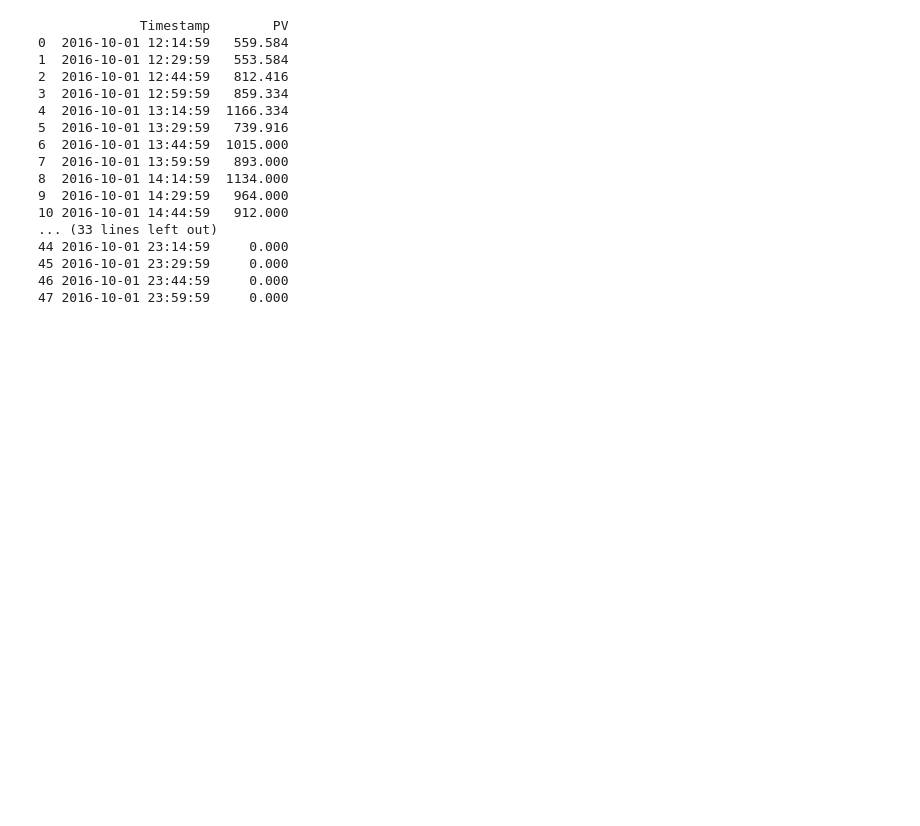
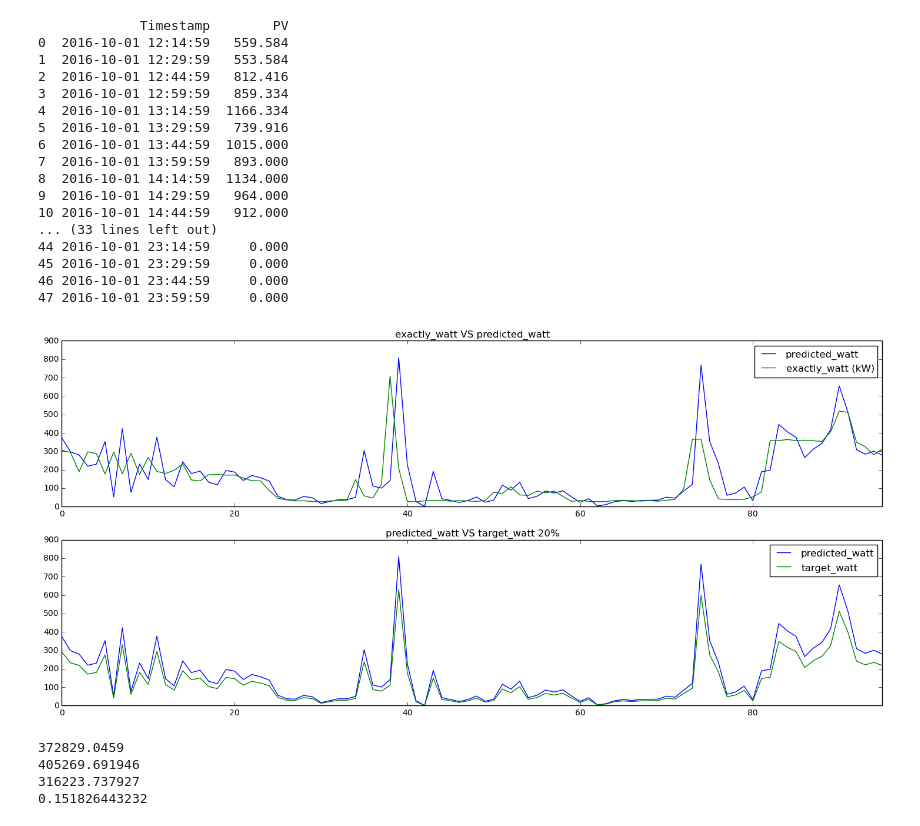
Before and after one commit to Pepownsn/final_thesis, a Jupyter notebook: note/Untitled.ipynb, the cells around one changed output. Drawn from its saved outputs; the diff is of its cells as text; code cells hidden in the pictures; blank space fills up the shorter version.

```diff
--- a/note/Untitled.ipynb
+++ b/note/Untitled.ipynb
@@ -100,3 +131,57 @@ print df1
 45 2016-10-01 23:29:59     0.000
 46 2016-10-01 23:44:59     0.000
 47 2016-10-01 23:59:59     0.000
+# %%
+import pandas as pd
+import MySQLdb
+import numpy as np
+import time
+import datetime
+import random
+import matplotlib.pyplot as plt
+%matplotlib inline
+conn= MySQLdb.connect("localhost","conn","hems")
+c = conn.cursor()
+
+query1 =  "SELECT Timestamp,old_watt,predicted_watt,target_watt FROM thesis.amain_20 WHERE Timestamp >= '2016-10-01 00:14:59' AND  Timestamp <= '2016-10-01 23:59:59';"
+df1 = pd.read_sql(query1, conn)
+
+result = pd.concat([df1.old_watt, df1.predicted_watt], axis=1, join='inner')
+result['exactly_watt (kW)'] =result.old_watt
+result = result.drop('old_watt', 1)
+
+result2 = pd.concat([ df1.predicted_watt,df1.target_watt], axis=1, join='inner')
+
+fig,(ax1,ax2) = plt.subplots(nrows=2,figsize=(9*2, 4*2))
+result.plot(ax=ax1)
+result2.plot(ax=ax2)
+ax1.set_title('exactly_watt VS predicted_watt ')
+ax2.set_title('predicted_watt VS target_watt 20%')
+plt.show()
+# %% [output]
+[figure, added]
+# %%
+import pandas as pd
+import MySQLdb
+import numpy as np
+import time
+import datetime
+import random
+import matplotlib.pyplot as plt
+%matplotlib inline
+conn= MySQLdb.connect("localhost","conn","hems")
+c = conn.cursor()
+
+query1 =  "SELECT Timestamp,old_watt,predicted_watt,target_watt FROM thesis.amain_20 WHERE Timestamp >= '2016-10-01 00:14:59' AND  Timestamp <= '2016-10-30 23:59:59';"
+df1 = pd.read_sql(query1, conn)
+
+print df1.old_watt.sum()
+print df1.predicted_watt.sum()
+print df1.target_watt.sum()
+
+print (df1.old_watt.sum()-df1.target_watt.sum())/df1.old_watt.sum()
+# %% [output]
+372829.0459
+405269.691946
+316223.737927
+0.151826443232
```
Also changed, not shown: parts of 11 cells of this notebook, 8 other files.
